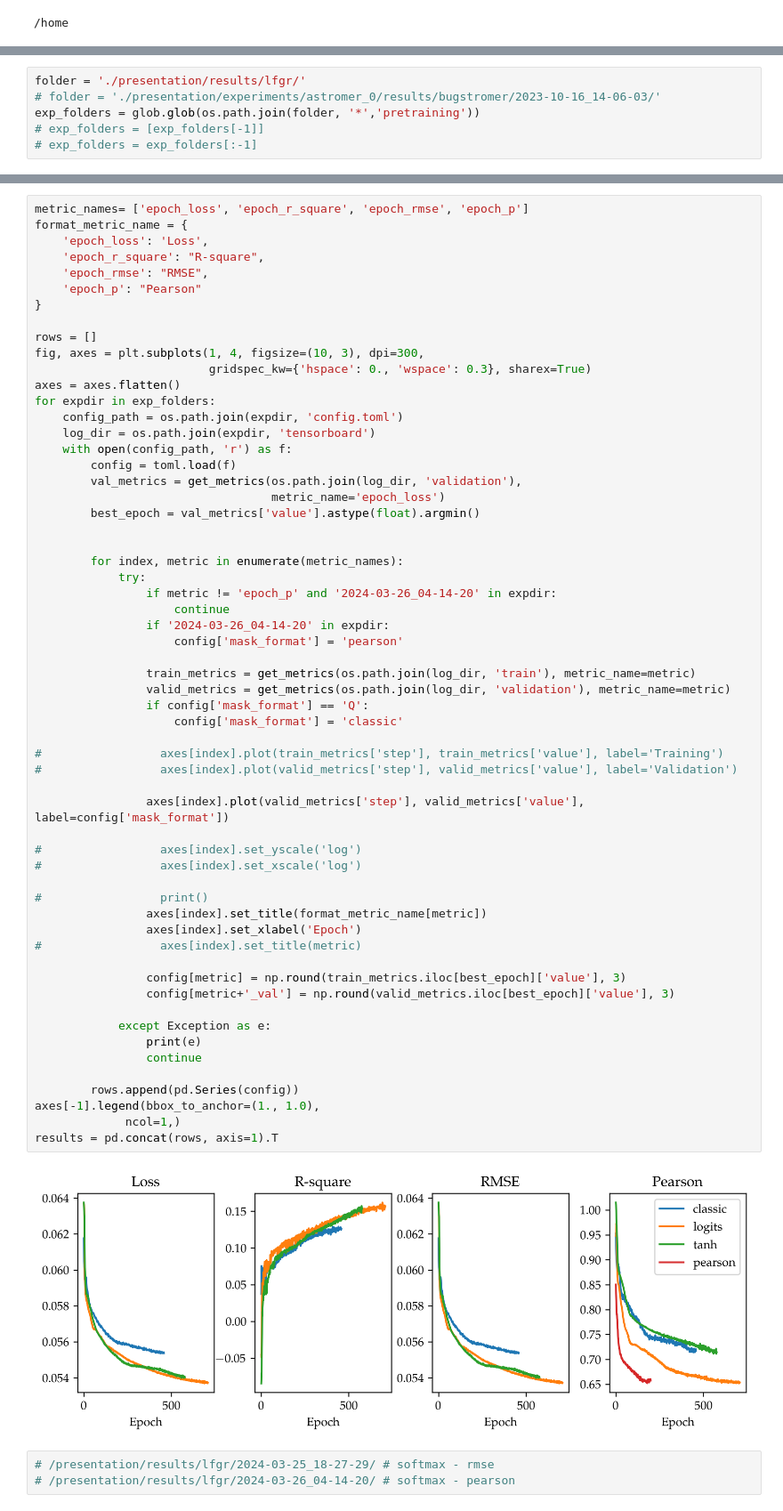
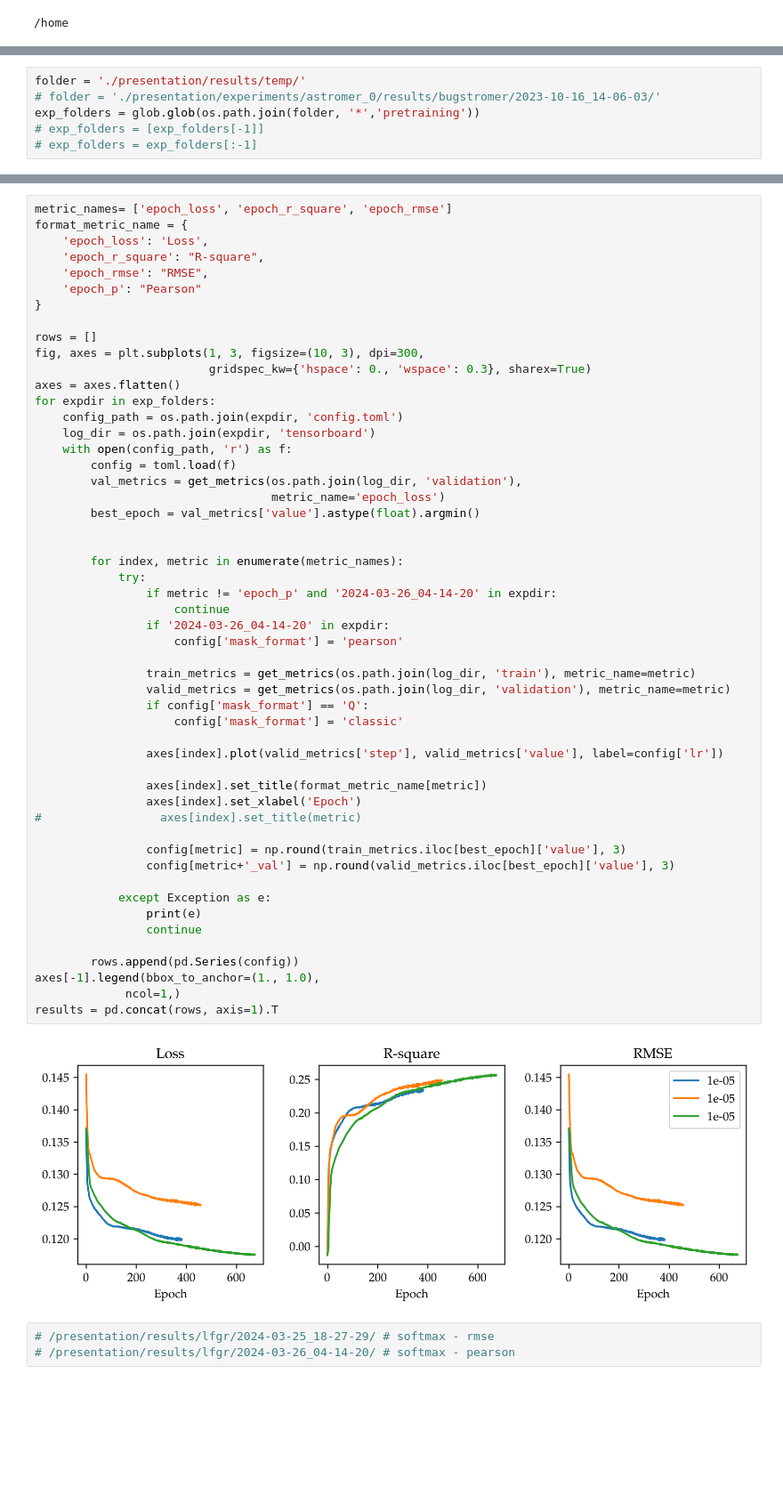
Before and after one commit to cridonoso/astromer, a Jupyter notebook: presentation/notebooks/Pretraining.ipynb, the cells around one changed output, grey strips where cells are left out. Shown at 89% size. Cells and saved outputs as stored; diff of their text form; blank space fills up the shorter version.

```diff
--- a/presentation/notebooks/Pretraining.ipynb
+++ b/presentation/notebooks/Pretraining.ipynb
@@ -41,6 +41,6 @@ plt.rcParams.update({
 To enable them in other operations, rebuild TensorFlow with the appropriate compiler flags.
 # %%
-folder = './presentation/results/lfgr/'
+folder = './presentation/results/temp/'
 # folder = './presentation/experiments/astromer_0/results/bugstromer/2023-10-16_14-06-03/'
 exp_folders = glob.glob(os.path.join(folder, '*','pretraining'))
 # exp_folders = [exp_folders[-1]]
@@ -55,5 +54,5 @@ exp_folders
 # %%
-metric_names= ['epoch_loss', 'epoch_r_square', 'epoch_rmse', 'epoch_p']
+metric_names= ['epoch_loss', 'epoch_r_square', 'epoch_rmse']
 format_metric_name = {
     'epoch_loss': 'Loss',
     'epoch_r_square': "R-square",
@@ -62,7 +61,7 @@ format_metric_name = {
 }
 
 rows = []
-fig, axes = plt.subplots(1, 4, figsize=(10, 3), dpi=300,
+fig, axes = plt.subplots(1, 3, figsize=(10, 3), dpi=300,
                          gridspec_kw={'hspace': 0., 'wspace': 0.3}, sharex=True)
 axes = axes.flatten()
 for expdir in exp_folders:
@@ -77,42 +76,35 @@ for expdir in exp_folders:
 
         for index, metric in enumerate(metric_names):
             try:
                 if metric != 'epoch_p' and '2024-03-26_04-14-20' in expdir:
                     continue
                 if '2024-03-26_04-14-20' in expdir:
                     config['mask_format'] = 'pearson'
 
                 train_metrics = get_metrics(os.path.join(log_dir, 'train'), metric_name=metric)
                 valid_metrics = get_metrics(os.path.join(log_dir, 'validation'), metric_name=metric)
                 if config['mask_format'] == 'Q':
                     config['mask_format'] = 'classic'
 
-#                 axes[index].plot(train_metrics['step'], train_metrics['value'], label='Training')
-#                 axes[index].plot(valid_metrics['step'], valid_metrics['value'], label='Validation')
+                axes[index].plot(valid_metrics['step'], valid_metrics['value'], label=config['lr'])
 
-                axes[index].plot(valid_metrics['step'], valid_metrics['value'], label=config['mask_format'])
-
-#                 axes[index].set_yscale('log')
-#                 axes[index].set_xscale('log')
-
-#                 print()
                 axes[index].set_title(format_metric_name[metric])
                 axes[index].set_xlabel('Epoch')
 #                 axes[index].set_title(metric)
 
                 config[metric] = np.round(train_metrics.iloc[best_epoch]['value'], 3)
                 config[metric+'_val'] = np.round(valid_metrics.iloc[best_epoch]['value'], 3)
 
             except Exception as e:
                 print(e)
                 continue
 
         rows.append(pd.Series(config))
 axes[-1].legend(bbox_to_anchor=(1., 1.0),
              ncol=1,)
 results = pd.concat(rows, axis=1).T
 # %% [output]
-[figure, old version]
+[figure, new version]
 # %%
 # /presentation/results/lfgr/2024-03-25_18-27-29/ # softmax - rmse
 # /presentation/results/lfgr/2024-03-26_04-14-20/ # softmax - pearson
```
Also changed, not shown: parts of 2 cells of this notebook, 12 other files.
